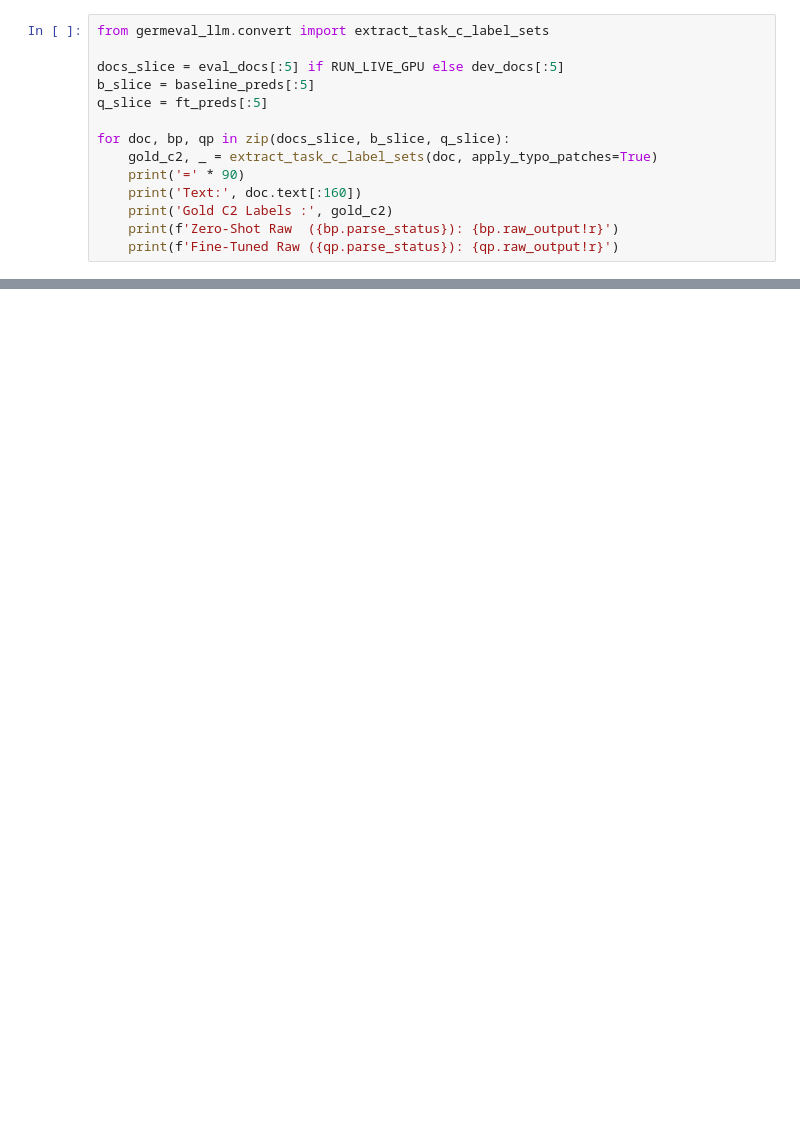
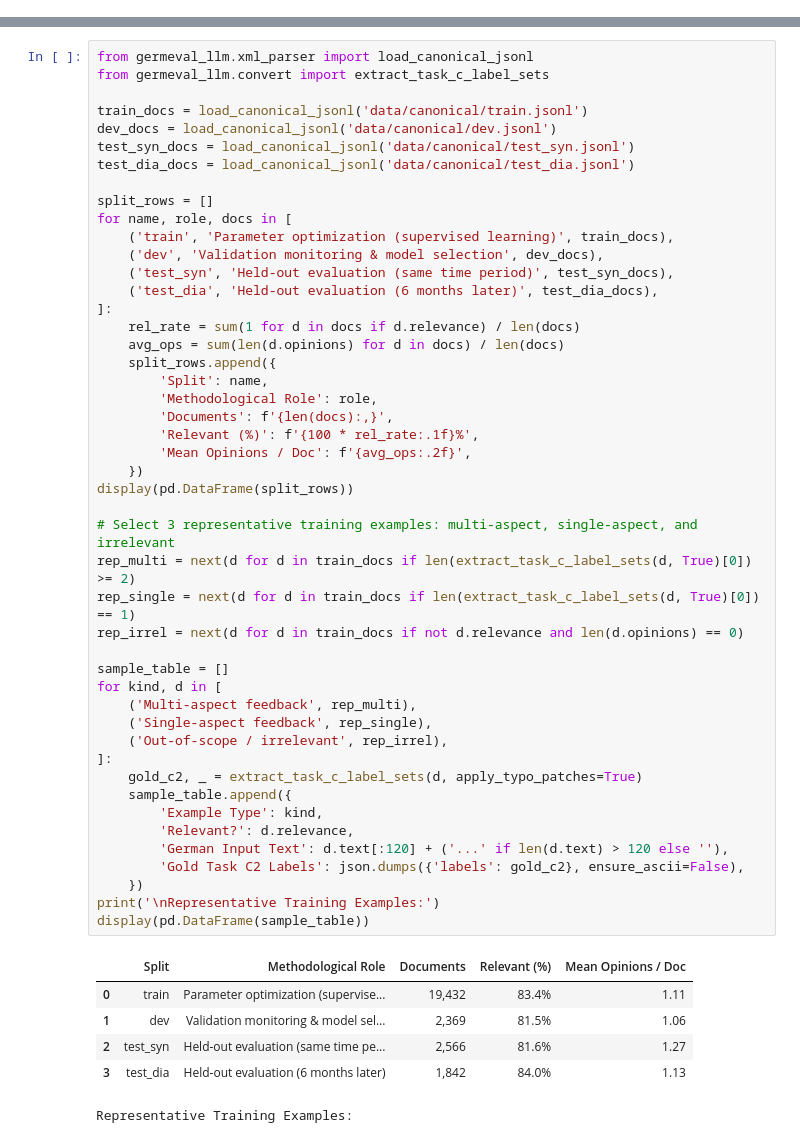
Before and after one commit to simon-clematide/gemma-qlora-finetuning, a Jupyter notebook: notebooks/11_colab_l4_live_demo.ipynb, the cells around one changed output, grey strips where cells are left out. Drawn from its saved outputs; the diff is of its cells as text; blank space fills up the shorter version.

```diff
--- a/notebooks/11_colab_l4_live_demo.ipynb
+++ b/notebooks/11_colab_l4_live_demo.ipynb
@@ -306,14 +0,0 @@ Let's inspect the raw strings emitted by the base model vs. the fine-tuned adapt
-# %%
-from germeval_llm.convert import extract_task_c_label_sets
-
-docs_slice = eval_docs[:5] if RUN_LIVE_GPU else dev_docs[:5]
-b_slice = baseline_preds[:5]
-q_slice = ft_preds[:5]
-
-for doc, bp, qp in zip(docs_slice, b_slice, q_slice):
-    gold_c2, _ = extract_task_c_label_sets(doc, apply_typo_patches=True)
-    print('=' * 90)
-    print('Text:', doc.text[:160])
-    print('Gold C2 Labels :', gold_c2)
-    print(f'Zero-Shot Raw  ({bp.parse_status}): {bp.raw_output!r}')
-    print(f'Fine-Tuned Raw ({qp.parse_status}): {qp.raw_output!r}')
@@ -319,0 +138,54 @@ for doc, bp, qp in zip(docs_slice, b_slice, q_slice):
+# %%
+from germeval_llm.xml_parser import load_canonical_jsonl
+from germeval_llm.convert import extract_task_c_label_sets
+
+train_docs = load_canonical_jsonl('data/canonical/train.jsonl')
+dev_docs = load_canonical_jsonl('data/canonical/dev.jsonl')
+test_syn_docs = load_canonical_jsonl('data/canonical/test_syn.jsonl')
+test_dia_docs = load_canonical_jsonl('data/canonical/test_dia.jsonl')
+
+split_rows = []
+for name, role, docs in [
+    ('train', 'Parameter optimization (supervised learning)', train_docs),
+    ('dev', 'Validation monitoring & model selection', dev_docs),
+    ('test_syn', 'Held-out evaluation (same time period)', test_syn_docs),
+    ('test_dia', 'Held-out evaluation (6 months later)', test_dia_docs),
+]:
+    rel_rate = sum(1 for d in docs if d.relevance) / len(docs)
+    avg_ops = sum(len(d.opinions) for d in docs) / len(docs)
+    split_rows.append({
+        'Split': name,
+        'Methodological Role': role,
+        'Documents': f'{len(docs):,}',
+        'Relevant (%)': f'{100 * rel_rate:.1f}%',
+        'Mean Opinions / Doc': f'{avg_ops:.2f}',
+    })
+display(pd.DataFrame(split_rows))
+
+# Select 3 representative training examples: multi-aspect, single-aspect, and irrelevant
+rep_multi = next(d for d in train_docs if len(extract_task_c_label_sets(d, True)[0]) >= 2)
+rep_single = next(d for d in train_docs if len(extract_task_c_label_sets(d, True)[0]) == 1)
+rep_irrel = next(d for d in train_docs if not d.relevance and len(d.opinions) == 0)
+
+sample_table = []
+for kind, d in [
+    ('Multi-aspect feedback', rep_multi),
+    ('Single-aspect feedback', rep_single),
+    ('Out-of-scope / irrelevant', rep_irrel),
+]:
+    gold_c2, _ = extract_task_c_label_sets(d, apply_typo_patches=True)
+    sample_table.append({
+        'Example Type': kind,
+        'Relevant?': d.relevance,
+        'German Input Text': d.text[:120] + ('...' if len(d.text) > 120 else ''),
+        'Gold Task C2 Labels': json.dumps({'labels': gold_c2}, ensure_ascii=False),
+    })
+print('\nRepresentative Training Examples:')
+display(pd.DataFrame(sample_table))
+# %% [output]
+|  | Split | Methodological Role | Documents | Relevant (%) | Mean Opinions / Doc |
+| 0 | train | Parameter optimization (supervise... | 19,432 | 83.4% | 1.11 |
+| 1 | dev | Validation monitoring & model sel... | 2,369 | 81.5% | 1.06 |
+| 2 | test_syn | Held-out evaluation (same time pe... | 2,566 | 81.6% | 1.27 |
+| 3 | test_dia | Held-out evaluation (6 months later) | 1,842 | 84.0% | 1.13 |
+Representative Training Examples:
```
Also changed, not shown: parts of 36 cells of this notebook, 13 other files.
